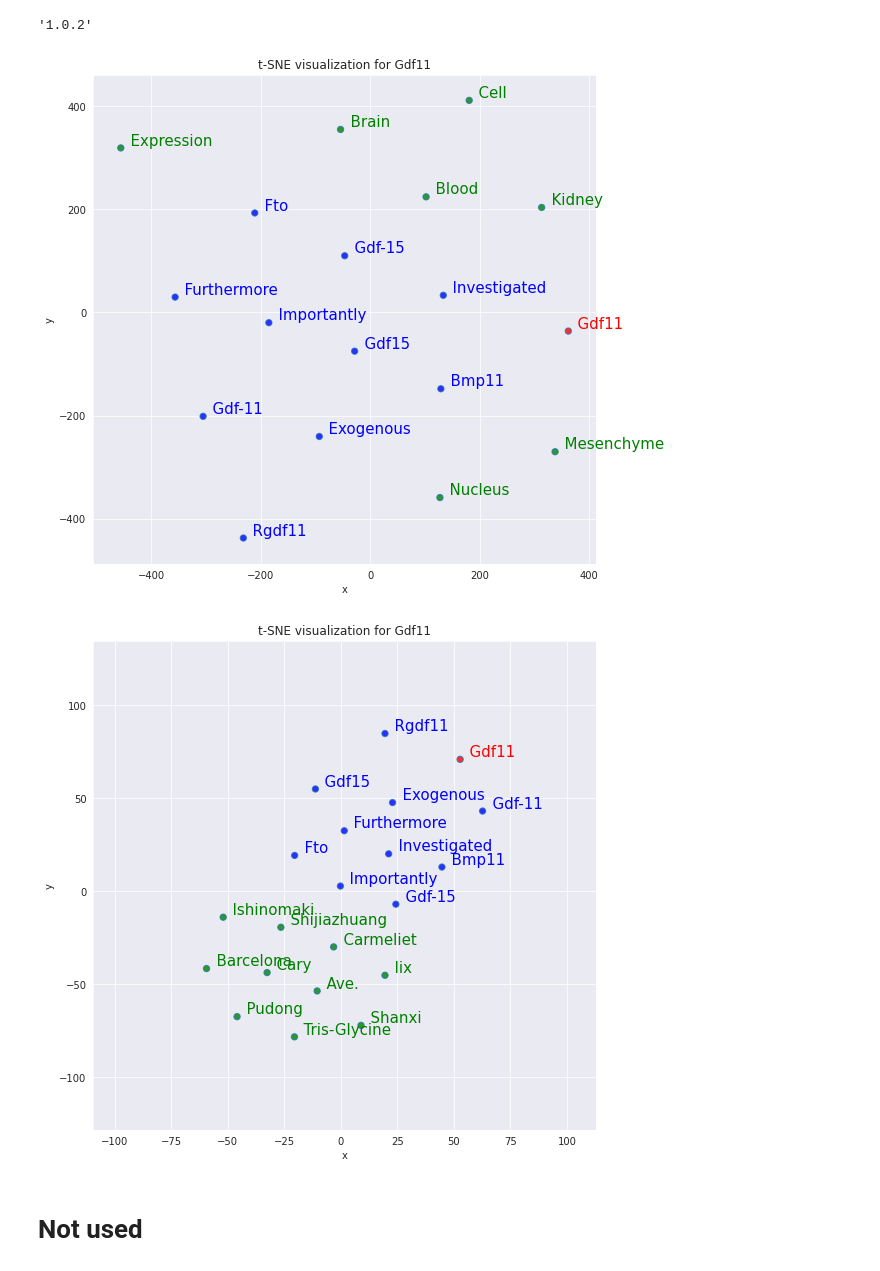
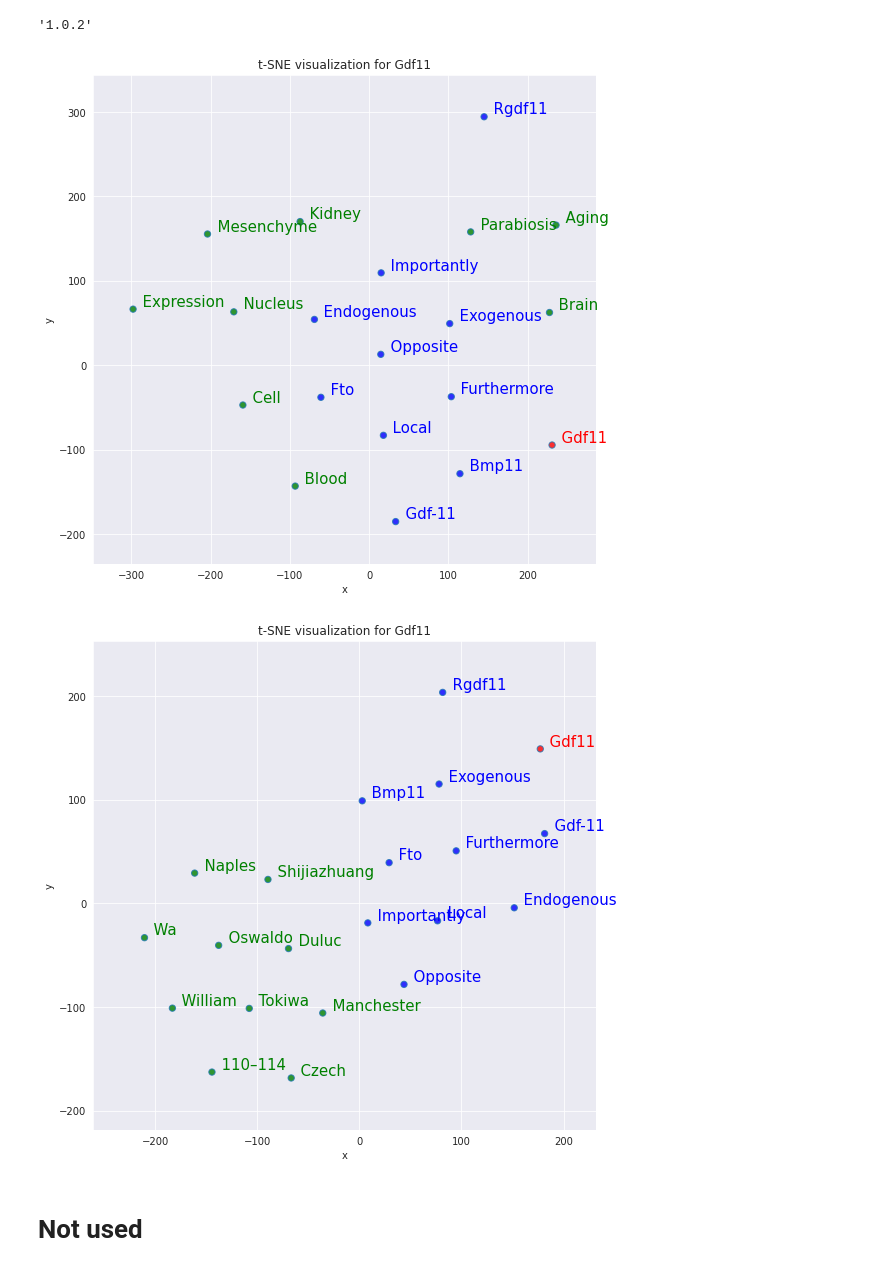
Before and after one commit to secretaria-ICA/Extracao_Automatica_de_Conhecimento_a_partir_de_Artigos_Cientificos, a Jupyter notebook: 06_gensim_word2vec_gdf11_v2.ipynb, the cells around one changed output. Saved outputs shown, nothing was run; the diff lists cells and outputs as text; code cells hidden in the pictures.

Commit message:
Update 06_gensim-word2vec-gdf11-v2.ipynb

```diff
--- a/06_gensim_word2vec_gdf11_v2.ipynb
+++ b/06_gensim_word2vec_gdf11_v2.ipynb
@@ -144,0 +105,6 @@ array([ 8.55391204e-01, -1.17127693e+00,  1.27076221e+00, -2.09399998e-01,
+# %%
+#############################
+#@title Load own model
+#############################
+FILEPATH = '/content/drive/My Drive/papers'   #@param {type:"string"}
+model = gensim.models.Word2Vec.load(FILEPATH + "/word2vec-gdf11.model")
@@ -369,13 +345,13 @@ def tsnescatterplot(model, word, list_names):
     plt.title(f't-SNE visualization for {word.title()}')
 # %%
 #@markdown Compares where the vectorial representation of the ´FIRST_WORD´ and its 10 most similar words are positioned on a 2D plot in comparison with 8 random words.
-
-FIRST_WORD = "gdf11" #@param {type:"string"}
-random_words = ['cell', 'expression', 'mesenchyme', 'brain', 'nucleus', 'kidney', 'blood']
+VECTOR_SIZE = 300     #@param {type:"number"}
+FIRST_WORD = "gdf11"  #@param {type:"string"}
+random_words = ['cell', 'expression', 'mesenchyme', 'brain', 'nucleus', 'kidney', 'blood', 'aging', 'parabiosis']
 
 tsnescatterplot(model, FIRST_WORD, random_words)
 # %% [output]
-[figure, old version]
+[figure, new version]
 # %%
 #@markdown Compares where the vectorial representation of the ´FIRST_WORD´ and its 10 most similar words are positioned on a 2D plot in comparison with its 10 most dissimilar words.
 
@@ -383,4 +359,4 @@ FIRST_WORD = "gdf11" #@param {type:"string"}
 
 tsnescatterplot(model, FIRST_WORD, [i[0] for i in model.wv.most_similar(negative=[FIRST_WORD])])
 # %% [output]
-[figure, old version]
+[figure, new version]
```
Also changed, not shown: parts of 15 cells of this notebook.
